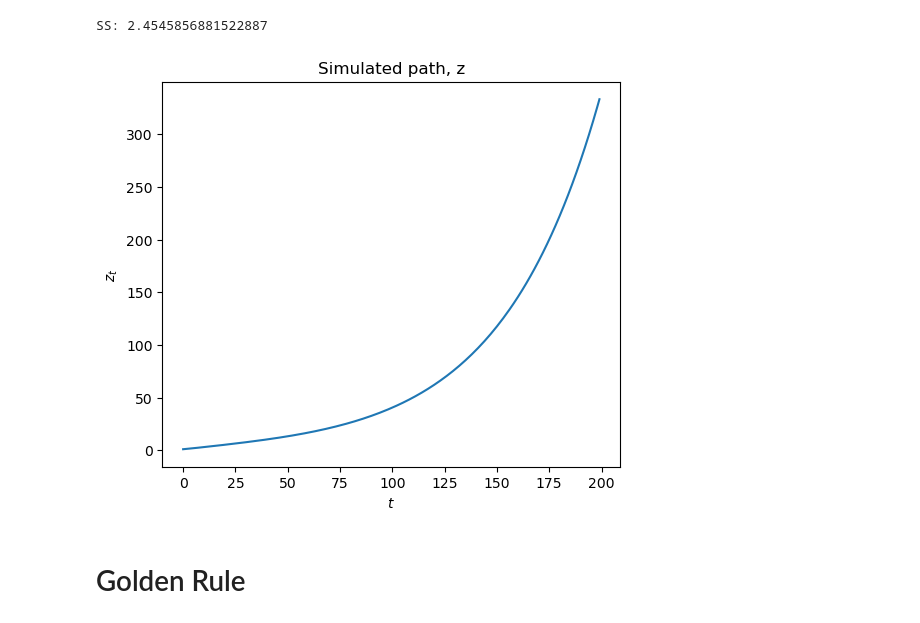
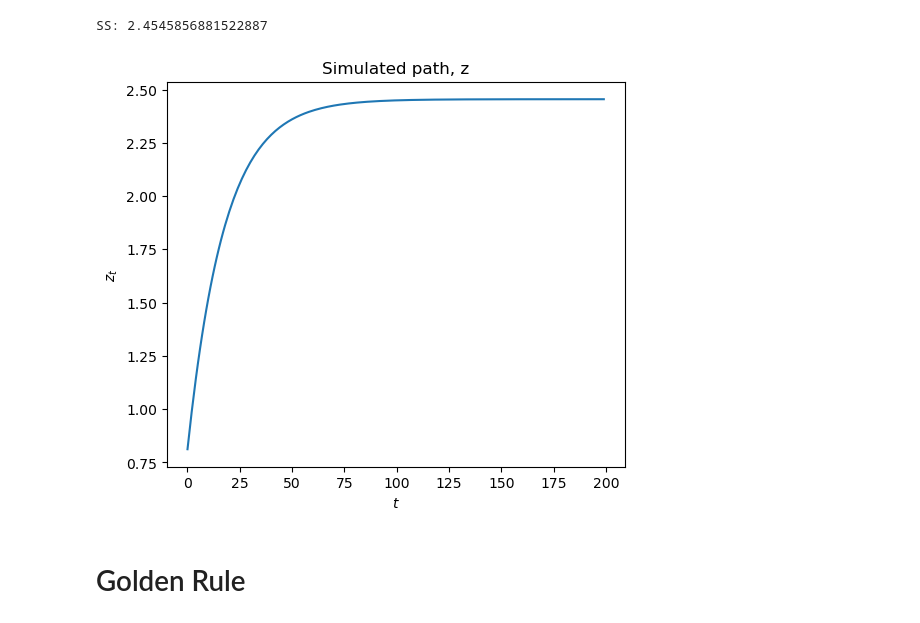
Before and after one commit to Goldfield1/NumEconClass, a Jupyter notebook: Model Project/solow_example.ipynb, the cells around one changed output. Cells and saved outputs as stored; diff of their text form; code cells hidden in the pictures.

```diff
--- a/Model Project/solow_example.ipynb
+++ b/Model Project/solow_example.ipynb
@@ -90,15 +90,16 @@ print(f'SS: {Zs[199]}')
 # %% [output]
 SS: 2.4545856881522887
 # %%
+#
 fig = plt.figure(figsize=(13,5))
 ax = fig.add_subplot(1,2,1)
-ax.plot(Ks)
+ax.plot(Zs)
 ax.set_xlabel(r'$t$')
 ax.set_ylabel(r'$z_t$')
 
 ax.set_title('Simulated path, z');
 # %% [output]
-[figure, old version]
+[figure, new version]
 # %% [markdown]
 # Golden Rule
 # %%
```
